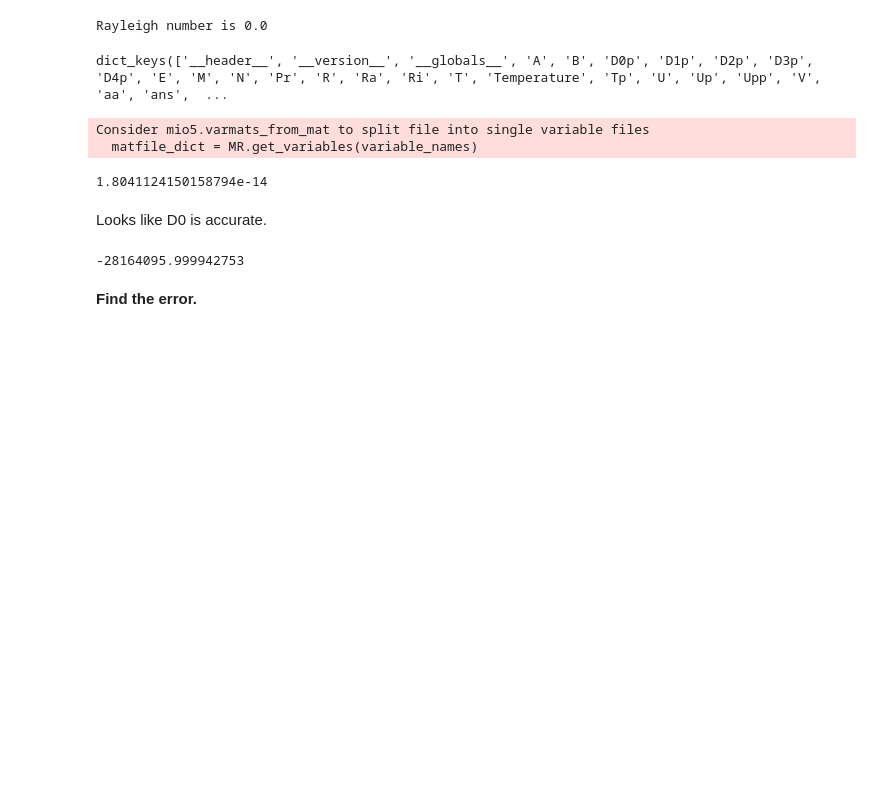
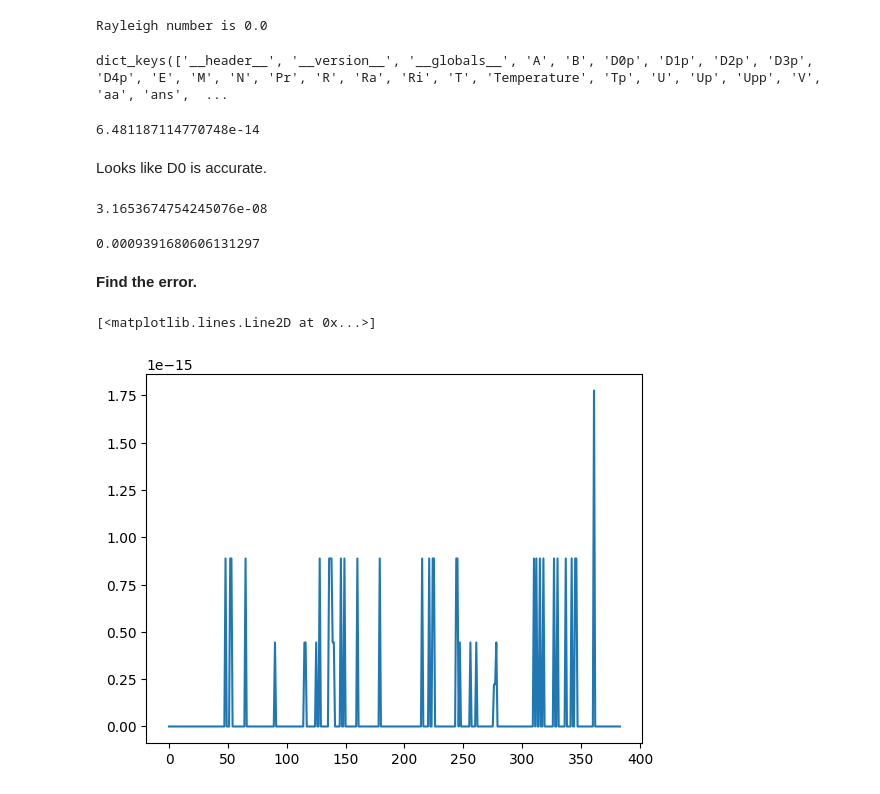
Before and after one commit to Userzj123/python_util, a Jupyter notebook: src/turb/docs/lst/debug/debug_scalar_lst_basis.ipynb, the cells around one changed output. Drawn from its saved outputs; the diff is of its cells as text; code cells hidden in the pictures; blank space fills up the shorter version.

Commit message:
[lst_scalar] finish lst_scalar.visual

```diff
--- a/src/turb/docs/lst/debug/debug_scalar_lst_basis.ipynb
+++ b/src/turb/docs/lst/debug/debug_scalar_lst_basis.ipynb
@@ -29,7 +29,7 @@ def dmat(N):
 
     # create higher derivative matrices
     D1 = np.concatenate((np.zeros(shape=(N, 1)), D0[:, 0][:, np.newaxis], 4*D0[:, 1][:, np.newaxis]), axis=1)
-    D2 = np.concatenate((np.zeros(shape=(N, 2)), 4*D0[:, 1][:, np.newaxis]), axis=1)
+    D2 = np.concatenate((np.zeros(shape=(N, 2)),                          4*D1[:, 1][:, np.newaxis]), axis=1)
     D3 = np.zeros(shape=(N, 3))
     D4 = np.zeros(shape=(N, 3))
 
@@ -43,23 +43,32 @@ def dmat(N):
 
     return D0, D1, D2, D3, D4
 # %%
-vars = loadmat("/home/zejiany/Documents/Projects/python_util/data/scalar_LST_matlab_linux.mat")
+vars = loadmat("/Users/user/Documents/Projects/python_util/data/scalar_LST_matlab_linux.mat")
 print(vars.keys())
 # %% [output]
 dict_keys(['__header__', '__version__', '__globals__', 'A', 'B', 'D0p', 'D1p', 'D2p', 'D3p', 'D4p', 'E', 'M', 'N', 'Pr', 'R', 'Ra', 'Ri', 'T', 'Temperature', 'Tp', 'U', 'Up', 'Upp', 'V', 'aa', 'ans',  ...
-Consider mio5.varmats_from_mat to split file into single variable files
-  matfile_dict = MR.get_variables(variable_names)
 # %%
 D0,D1,D2,D3,D4 = dmat(N)   # Chebyshev polynomials and derivatives at the Gauss points
 # %%
 np.sum(D0 - vars["D0p"])
 # %% [output]
-1.8041124150158794e-14
+6.481187114770748e-14
 # %% [markdown]
 Looks like D0 is accurate.
+# %%
+np.sum(np.abs(D1 - vars["D1p"]))
+# %% [output]
+3.1653674754245076e-08
 # %%
-np.sum(D2 - vars["D2p"])
+np.sum(np.abs(D2 - vars["D2p"]))
 # %% [output]
--28164095.999942753
+0.0009391680606131297
 # %% [markdown]
 **Find the error.**
+# %%
+ind = 3
+
+plt.plot(np.abs(D1[:, ind] - vars["D1p"][:, ind]))
+# %% [output]
+[<matplotlib.lines.Line2D at 0x...>]
+[figure, added]
```
Also changed, not shown: parts of 1 cell of this notebook, 7 other files.
